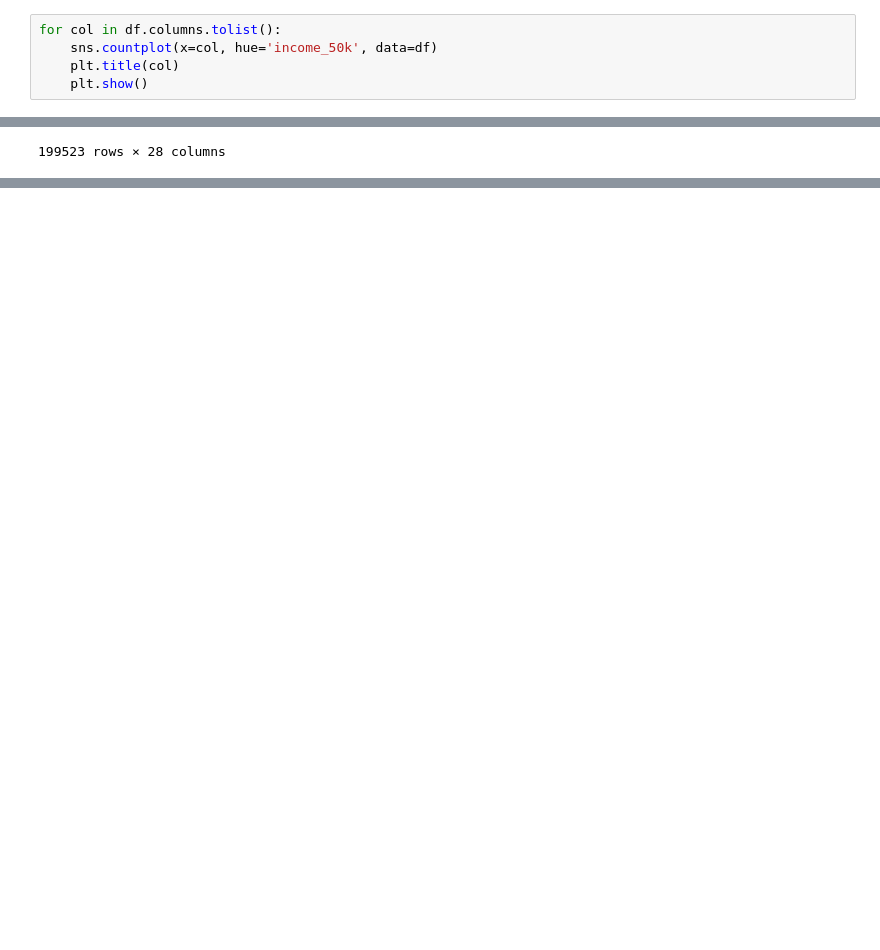
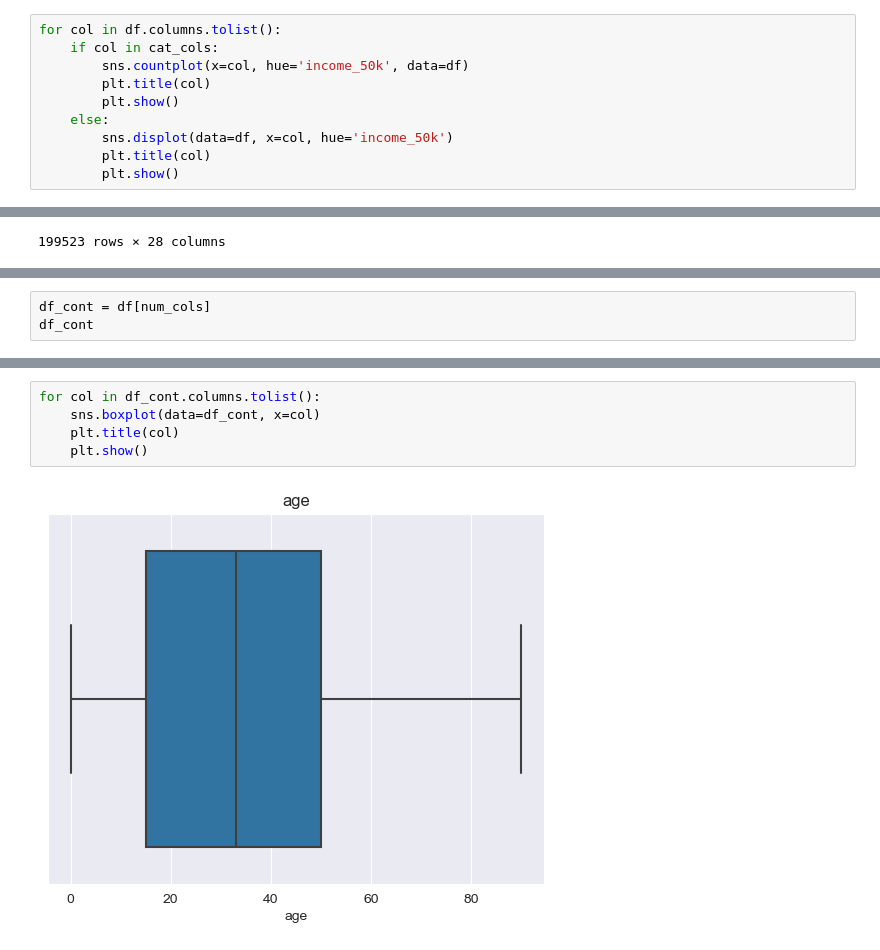
Before and after one commit to DavidMao0310/MA429_Mock_Project_2023, a Jupyter notebook: preprocessing/EDA.ipynb, the cells around one changed output, grey strips where cells are left out. Cells and saved outputs as stored; diff of their text form; blank space fills up the shorter version.

```diff
--- a/preprocessing/EDA.ipynb
+++ b/preprocessing/EDA.ipynb
@@ -435,9 +435,14 @@ df[df['income_50k']==' 50000+.']
 12382 rows × 28 columns
 # %%
 for col in df.columns.tolist():
-    sns.countplot(x=col, hue='income_50k', data=df)
-    plt.title(col)
-    plt.show()
+    if col in cat_cols:
+        sns.countplot(x=col, hue='income_50k', data=df)
+        plt.title(col)
+        plt.show()
+    else:
+        sns.displot(data=df, x=col, hue='income_50k')
+        plt.title(col)
+        plt.show()
 # %% [output]
 [figure]
 [figure]
@@ -472,0 +478,3 @@ df.to_excel('train_after_EDA.xlsx',index=False)
+# %%
+df_cont = df[num_cols]
+df_cont
@@ -472,0 +504,7 @@ df.to_excel('train_after_EDA.xlsx',index=False)
+# %%
+for col in df_cont.columns.tolist():
+    sns.boxplot(data=df_cont, x=col)
+    plt.title(col)
+    plt.show()
+# %% [output]
+[figure, added]
```
Also changed, not shown: parts of 35 cells of this notebook.
